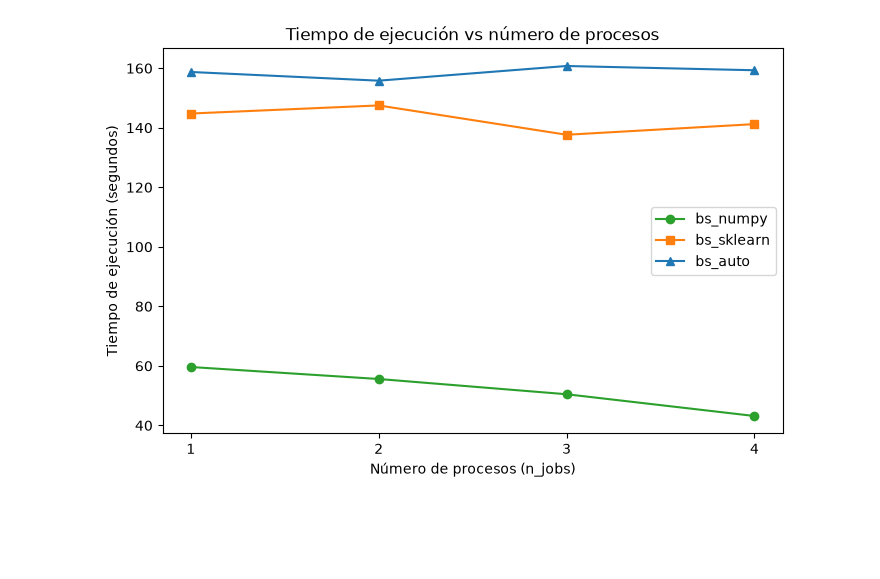
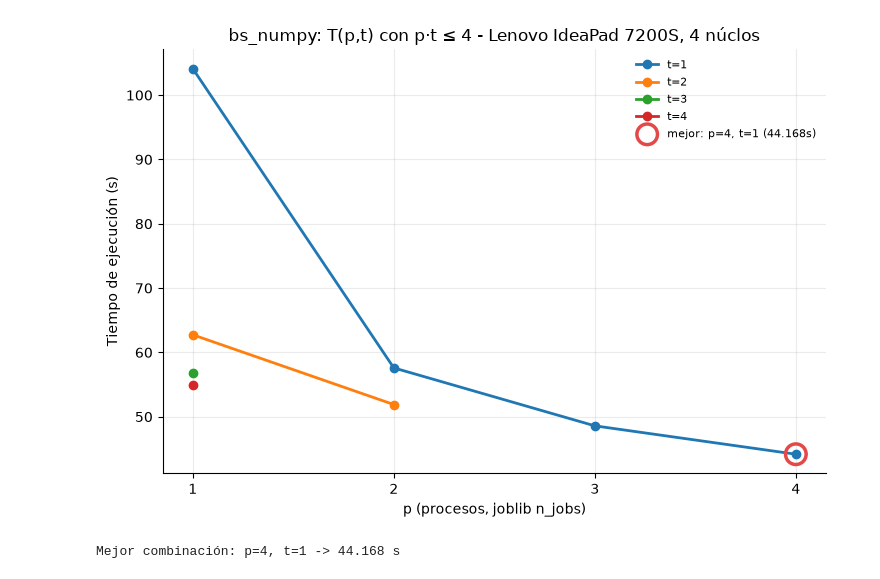
Before and after one commit to TomasRiquelme/t1-IIC3533, a Jupyter notebook: tarea1-hcp.ipynb, the cells around one changed output. Saved outputs shown, nothing was run; the diff lists cells and outputs as text; code cells hidden in the pictures; blank space fills up the shorter version.

```diff
--- a/tarea1-hcp.ipynb
+++ b/tarea1-hcp.ipynb
@@ -1,21 +1,52 @@
 # %%
+import csv
 import matplotlib.pyplot as plt
 
-fig, ax = plt.subplots(figsize=(8, 5))
-ax.set_title('Tiempo de ejecución vs número de procesos')
-ax.set_ylabel('Tiempo de ejecución (segundos)')
-ax.set_xlabel('Número de procesos (n_jobs)')
+with open('i_results.csv', newline='') as f:
+    rows = [
+        {'p': int(row['p']), 't': int(row['t']), 'tiempo_s': float(row['tiempo_s'])}
+        for row in csv.DictReader(f)
+    ]
 
-numpy_times = [59.62, 55.59, 50.47, 43.16]
-sklearn_times = [144.78, 147.50, 137.65, 141.22]
-auto_times = [158.74, 155.82, 160.75, 159.32]
+pmax = max(row['p'] * row['t'] for row in rows)
+fig, ax = plt.subplots(figsize=(7.5, 5.2))
+ts_present = sorted({row['t'] for row in rows})
 
-n_jobs = [1, 2, 3, 4]
-ax.plot(n_jobs, numpy_times, marker='o', linestyle='-', color='C2')
-ax.plot(n_jobs, sklearn_times, marker='s', linestyle='-', color='C1')
-ax.plot(n_jobs, auto_times, marker='^', linestyle='-', color='C0')
-ax.legend(['bs_numpy', 'bs_sklearn', 'bs_auto'])
-plt.xticks(n_jobs)
+for t in ts_present:
+    sub = sorted((row for row in rows if row['t'] == t), key=lambda row: row['p'])
+    ax.plot(
+        [row['p'] for row in sub],
+        [row['tiempo_s'] for row in sub],
+        marker='o',
+        linewidth=2,
+        markersize=6,
+        label=f't={t}'
+    )
+
+best = min(rows, key=lambda row: row['tiempo_s'])
+ax.scatter(
+    [best['p']],
+    [best['tiempo_s']],
+    s=220,
+    facecolors='none',
+    edgecolors='#e34948',
+    linewidths=2.5,
+    zorder=5,
+    label=f"mejor: p={best['p']}, t={best['t']} ({best['tiempo_s']}s)"
+)
+
+ax.set_xlabel('p (procesos, joblib n_jobs)')
+ax.set_ylabel('Tiempo de ejecución (s)')
+ax.set_title(f'bs_numpy: T(p,t) con p·t ≤ {pmax} - Lenovo IdeaPad 7200S, 4 núclos')
+ax.set_xticks(range(1, max(row['p'] for row in rows) + 1))
+ax.legend(loc='upper right', fontsize=8, frameon=False)
+ax.grid(alpha=0.25)
+for spine in ['top', 'right']:
+    ax.spines[spine].set_visible(False)
+
+plt.tight_layout()
 plt.show()
+print(f"Mejor combinación: p={best['p']}, t={best['t']} -> {best['tiempo_s']} s")
 # %% [output]
-[figure, old version]
+[figure, new version]
+Mejor combinación: p=4, t=1 -> 44.168 s
```
Also changed, not shown: parts of 1 cell of this notebook, 6 other files.
